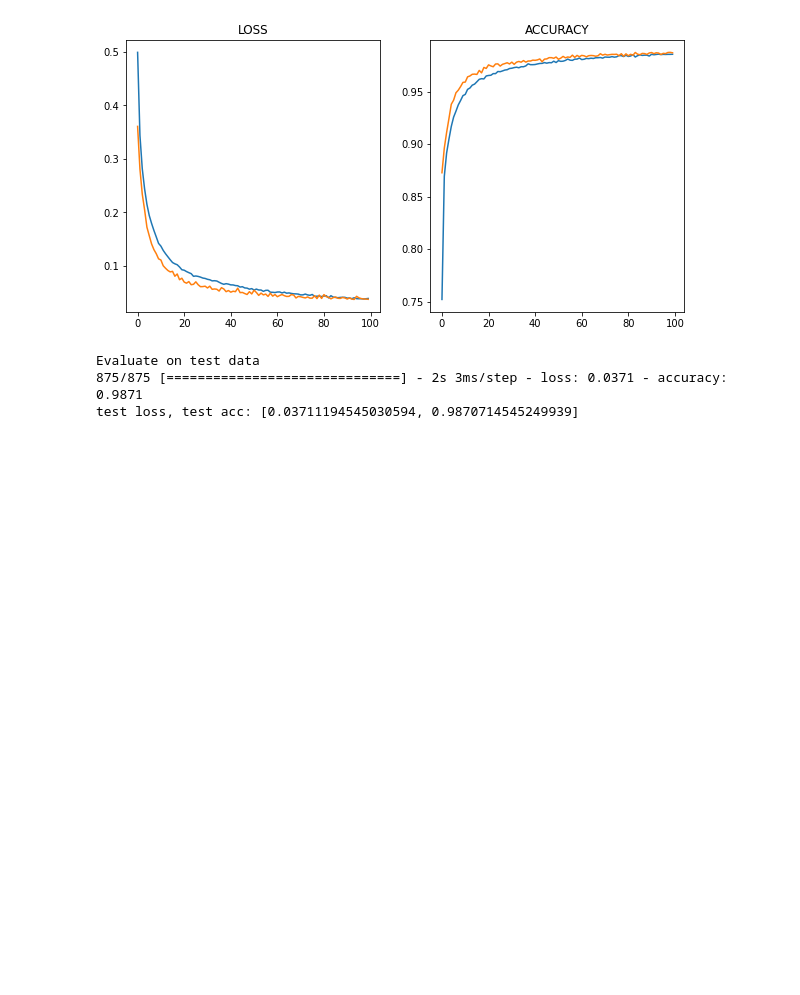
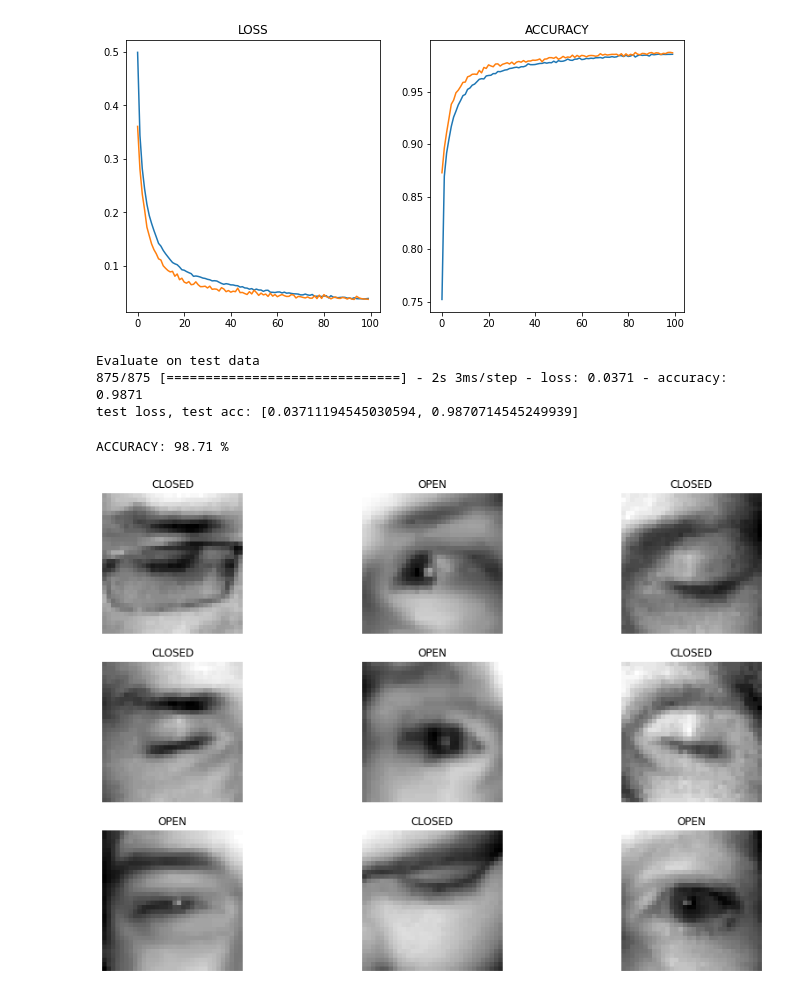
Before and after one commit to abhilb/Open-eye-closed-eye-classification, a Jupyter notebook: part2/MRL_Dataset_CNN_Classification.ipynb, the cells around one changed output. Saved outputs shown, nothing was run; the diff lists cells and outputs as text; code cells hidden in the pictures; blank space fills up the shorter version.

```diff
--- a/part2/MRL_Dataset_CNN_Classification.ipynb
+++ b/part2/MRL_Dataset_CNN_Classification.ipynb
@@ -153,3 +153,24 @@ print("test loss, test acc:", results)
 Evaluate on test data
 875/875 [==============================] - 2s 3ms/step - loss: 0.0371 - accuracy: 0.9871
 test loss, test acc: [0.03711194545030594, 0.9870714545249939]
+# %%
+print(f"ACCURACY: {results[1] * 100:.2f} %")
+# %% [output]
+ACCURACY: 98.71 %
+# %%
+index = np.random.choice(X_test.shape[0], 9, replace=False)
+test_samples = X_test[index].reshape(-1, 32, 32, 1)
+# %%
+test_samples_preds = model.predict(test_samples)
+test_samples_preds = np.argmax(test_samples_preds, axis=1)
+# %%
+fig, axes = plt.subplots(3, 3)
+fig.set_size_inches(15, 10)
+axes = axes.flatten()
+for idx, ax in enumerate(axes):
+  ax.imshow(test_samples[idx, :].reshape(32, 32), cmap='gray')
+  ax.axis('off')
+  ax.set_title('OPEN' if test_samples_preds[idx] else 'CLOSED')
+plt.show()
+# %% [output]
+[figure, added]
```
